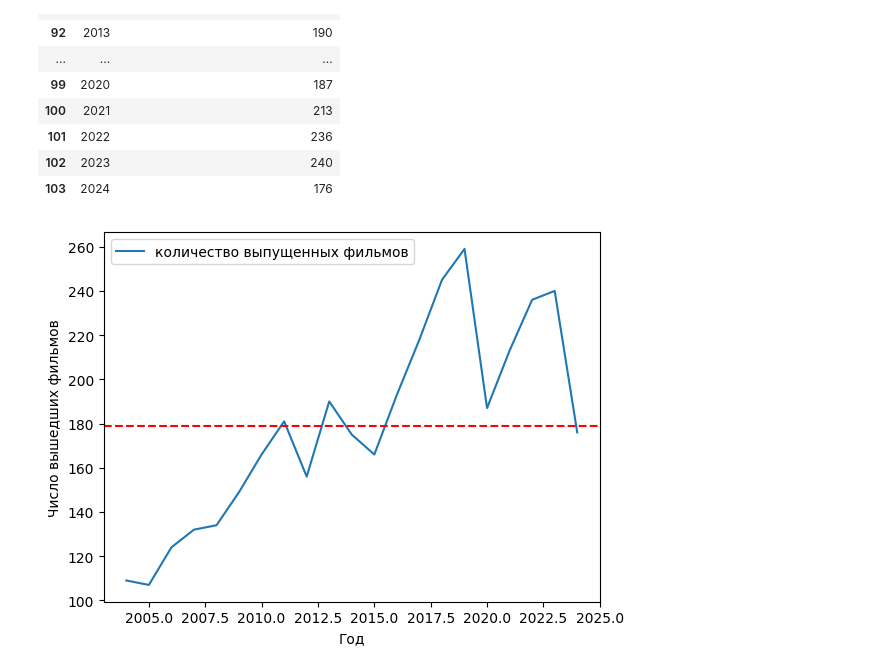
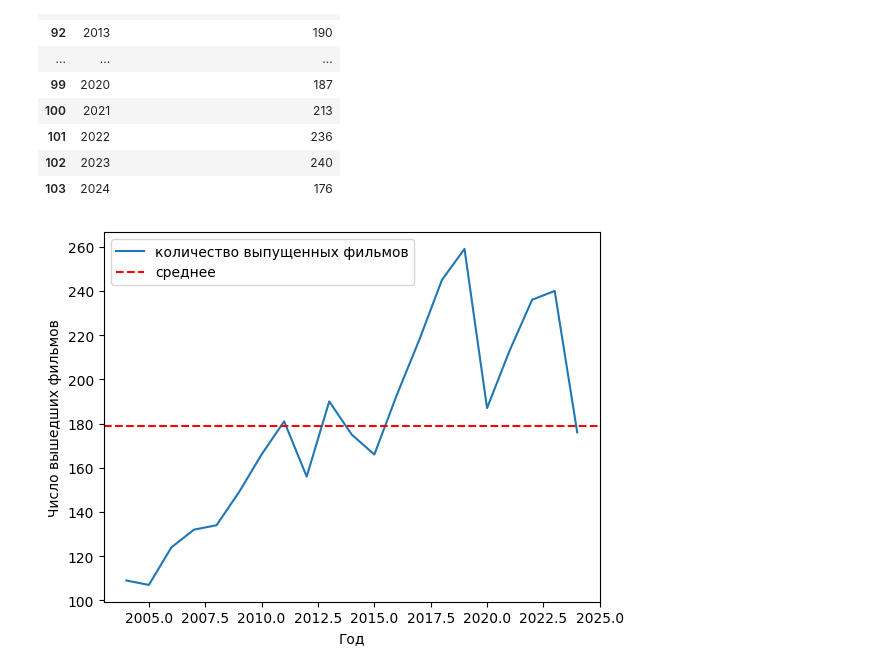
Before and after one commit to alburina/Andan-project-, a Jupyter notebook: graphics.ipynb, the cells around one changed output. Saved outputs shown, nothing was run; the diff lists cells and outputs as text; code cells hidden in the pictures.

```diff
--- a/graphics.ipynb
+++ b/graphics.ipynb
@@ -115,8 +115,9 @@ df_100
 # %%
 df_100.plot(x="год",y="количество выпущенных фильмов")
 plt.axhline(y=df_100["количество выпущенных фильмов"].mean(), color="r", linestyle="dashed", label="среднее")
 plt.ylabel('Число вышедших фильмов')
 plt.xlabel('Год')
+plt.gca().legend()
 plt.show()
 # %% [output]
-[figure, old version]
+[figure, new version]
```
Also changed, not shown: parts of 4 cells of this notebook.
